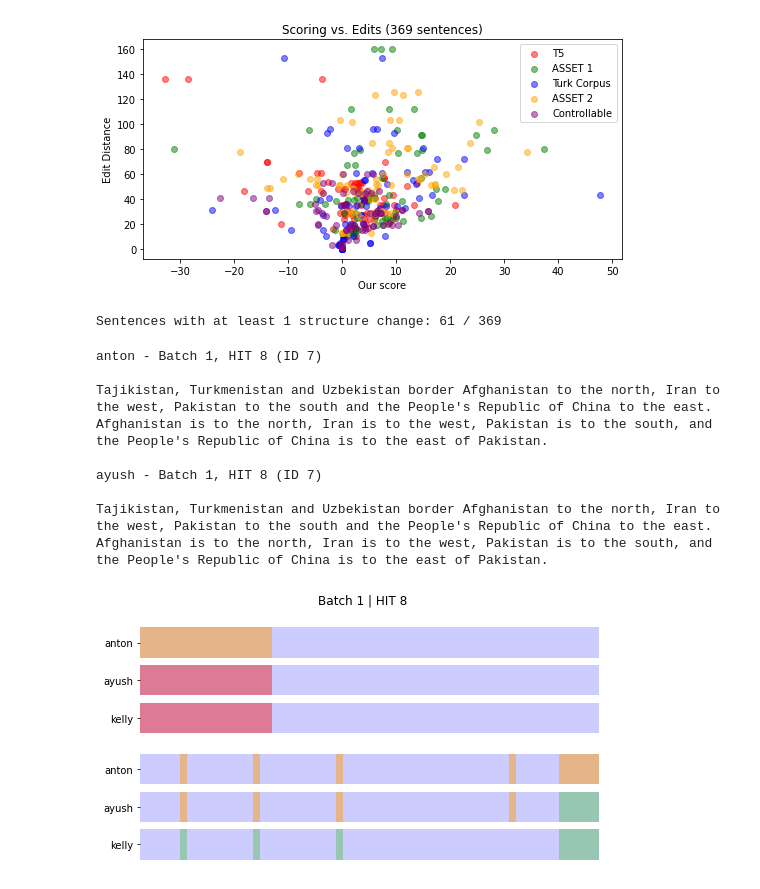
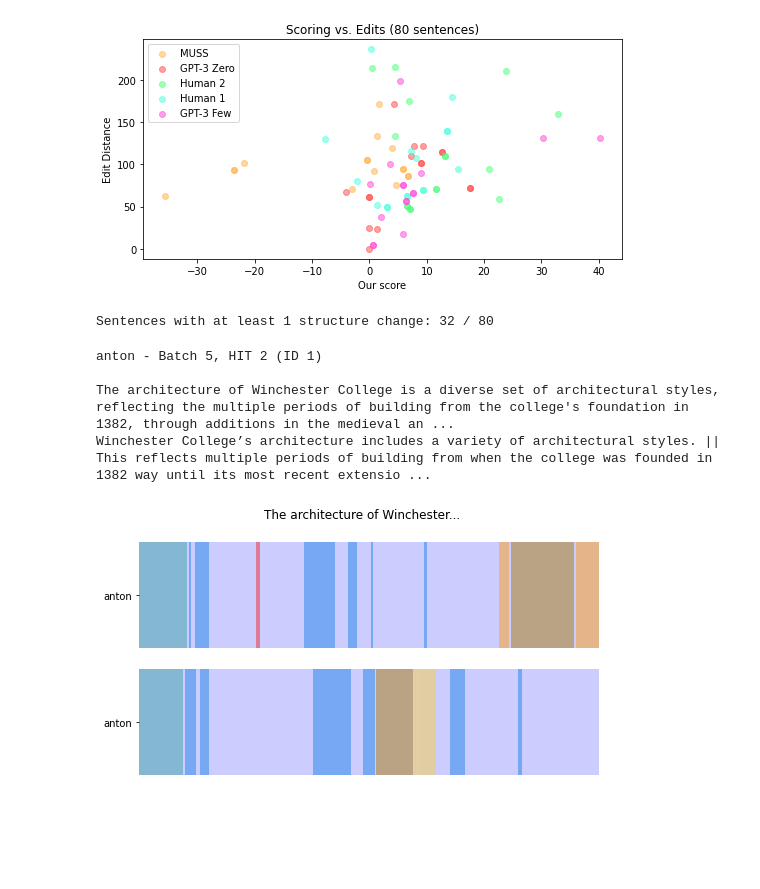
Before and after one commit to Yao-Dou/ts-annotation-tool, a Jupyter notebook: data/analysis/analysis.ipynb, the cells around one changed output. Drawn from its saved outputs; the diff is of its cells as text; code cells hidden in the pictures; blank space fills up the shorter version.

Commit message:
add initial gpt data and sensitivity analysis

```diff
--- a/data/analysis/analysis.ipynb
+++ b/data/analysis/analysis.ipynb
@@ -7,5 +7,10 @@ from agreement import *
 from scoring import *
 
 # There's also 'tutorial' and 'preliminary' data
-data = load_data('../annotated', preprocess=True)
+data = load_data('../annotated', batch_num=5, preprocess=True)
+
+# NOTE: Unlike past data collection, the sentences have been randomized
+# among annotators, meaning analysis which averages across sentences or calculates
+# inter-annotator agreement may be wrong. Need to fix dataloading to re-sort sentences
+# with the same annotators together.
 # %% [output]
@@ -93,12 +90,12 @@ data[0]['edits']
 #     print(f'{edit_type} -> {calculate_agreement(data, edit_type, drop_no_spans=True)}')
 # %%
 # TODO: trivial edits on substitutions aren't being processed correctly
-for sent in data:
-    for ann in sent['processed_annotations']:
-        if ann['type'] == Quality.TRIVIAL and ann['rating'] == None:
-            print(sent['id'])
-            print([e for e in sent['edits'] if e['type'] == 'substitution'])
-            print(ann)
-            print(sent['system'])
-            print(sent['system'])
-            print(sent['user'])
+# for sent in data:
+#     for ann in sent['processed_annotations']:
+#         if ann['type'] == Quality.TRIVIAL and ann['rating'] == None:
+#             print(sent['id'])
+#             print([e for e in sent['edits'] if e['type'] == 'substitution'])
+#             print(ann)
+#             print(sent['system'])
+#             print(sent['system'])
+#             print(sent['user'])
@@ -211,7 +184,18 @@ edit_length(data, systems, simpeval=True)
-# %%
-edit_length(data, systems, simpeval=False)
-# %% [output]
-[figure, removed]
+# %%
+# Averages our scores before plotting
+import copy
+new_data = copy.deepcopy(data)
+
+for id_ in set([sent['id'] for sent in data]):
+    sents = [sent for sent in data if sent['id'] == id_]
+    new_score = avg([sent['score'] for sent in sents])
+    for i in range(len(new_data)):
+        if new_data[i]['id'] == id_:
+            new_data[i]['score'] = new_score
+
+edit_length(new_data, systems, simpeval=False)
+# %% [output]
+[figure, added]
 # %%
 # Get sentences with at least 1 structure change from 1 annotator
 ids = set()
@@ -221,21 +205,16 @@ for sent in data:
 ids = sorted(list(ids))
 print(f'Sentences with at least 1 structure change: {len(ids)} / {len(data)}')
 # %% [output]
-Sentences with at least 1 structure change: 61 / 369
+Sentences with at least 1 structure change: 32 / 80
 # %%
 # Display a sentence with a structure change
-id_ = 0
+id_ = 1
 sents = [sent for sent in data if sent['id'] == ids[id_]]
 print_changes(sents)
 draw_agreement(sents)
 # %% [output]
-anton - Batch 1, HIT 8 (ID 7)
+anton - Batch 5, HIT 2 (ID 1)
 
-Tajikistan, Turkmenistan and Uzbekistan border Afghanistan to the north, Iran to the west, Pakistan to the south and the People's Republic of China to the east.
-Afghanistan is to the north, Iran is to the west, Pakistan is to the south, and the People's Republic of China is to the east of Pakistan.
-
-ayush - Batch 1, HIT 8 (ID 7)
-
-Tajikistan, Turkmenistan and Uzbekistan border Afghanistan to the north, Iran to the west, Pakistan to the south and the People's Republic of China to the east.
-Afghanistan is to the north, Iran is to the west, Pakistan is to the south, and the People's Republic of China is to the east of Pakistan.
+The architecture of Winchester College is a diverse set of architectural styles, reflecting the multiple periods of building from the college's foundation in 1382, through additions in the medieval an ...
+Winchester College’s architecture includes a variety of architectural styles. || This reflects multiple periods of building from when the college was founded in 1382 way until its most recent extensio ...
-[figure, old version]
+[figure, new version]
```
Also changed, not shown: parts of 16 cells of this notebook, 6 other files.
